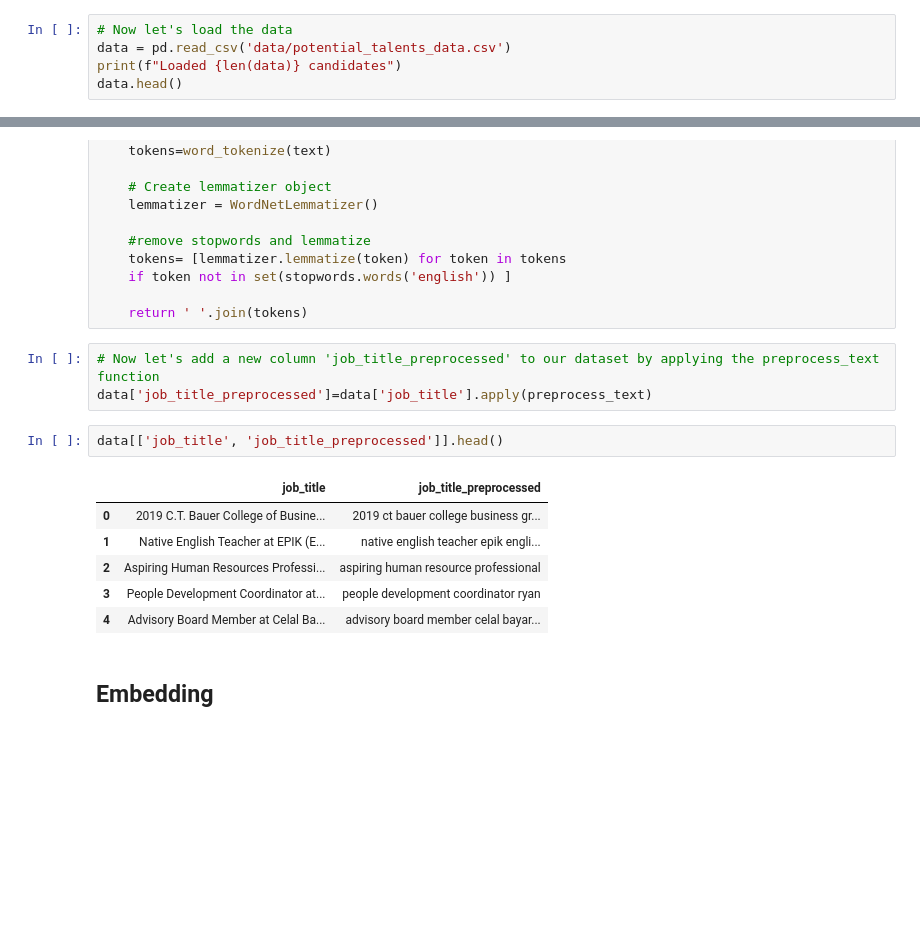
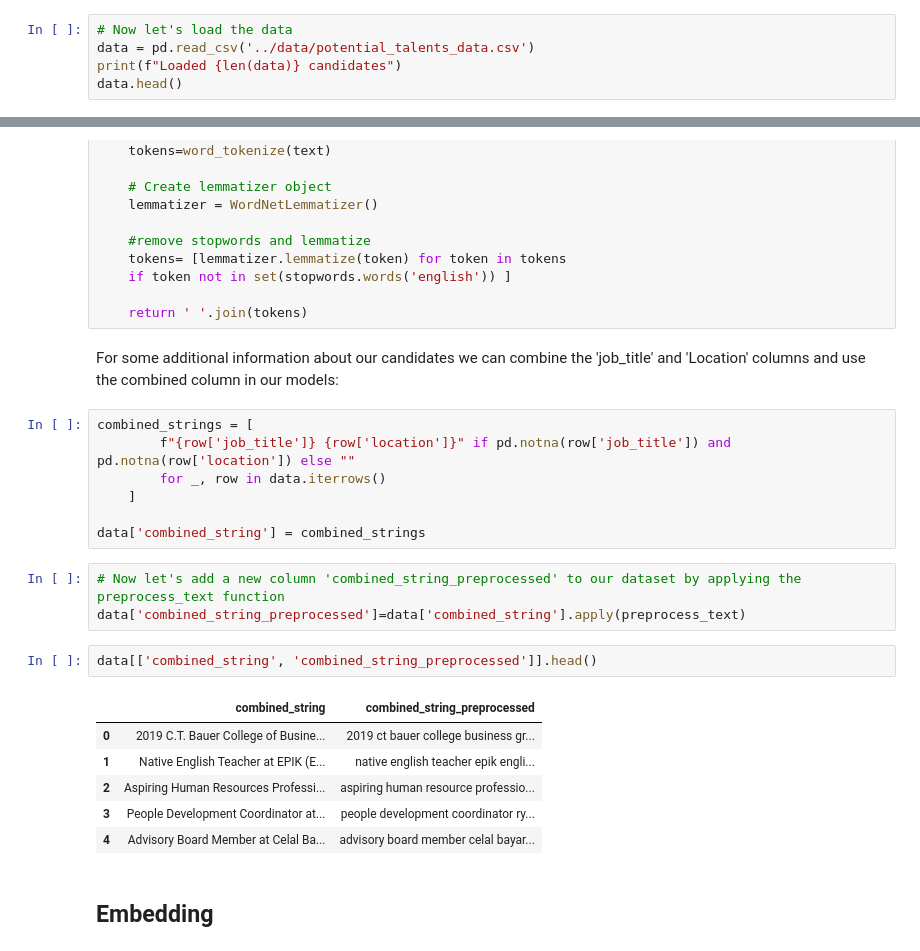
Before and after one commit to Sirakjr/Potential_Talents_analysis, a Jupyter notebook: notebooks/Potential_Talents.ipynb, the cells around one changed output, grey strips where cells are left out. Cells and saved outputs as stored; diff of their text form; blank space fills up the shorter version.

Commit message:
Update Potential_Talents notebook and add function/class version, embeddings

```diff
--- a/notebooks/Potential_Talents.ipynb
+++ b/notebooks/Potential_Talents.ipynb
@@ -82,6 +114,6 @@ except LookupError:
 # %%
 # Now let's load the data
-data = pd.read_csv('data/potential_talents_data.csv')
+data = pd.read_csv('../data/potential_talents_data.csv')
 print(f"Loaded {len(data)} candidates")
 data.head()
 # %% [output]
@@ -119,17 +151,26 @@ def preprocess_text(text):
     if token not in set(stopwords.words('english')) ]
 
     return ' '.join(tokens)
+# %% [markdown]
+For some additional information about our candidates we can combine the 'job_title' and 'Location' columns and use the combined column in our models:
+# %%
+combined_strings = [
+        f"{row['job_title']} {row['location']}" if pd.notna(row['job_title']) and pd.notna(row['location']) else ""
+        for _, row in data.iterrows()
+    ]
+
+data['combined_string'] = combined_strings
 # %%
-# Now let's add a new column 'job_title_preprocessed' to our dataset by applying the preprocess_text function
-data['job_title_preprocessed']=data['job_title'].apply(preprocess_text)
+# Now let's add a new column 'combined_string_preprocessed' to our dataset by applying the preprocess_text function
+data['combined_string_preprocessed']=data['combined_string'].apply(preprocess_text)
 # %%
-data[['job_title', 'job_title_preprocessed']].head()
+data[['combined_string', 'combined_string_preprocessed']].head()
 # %% [output]
-|  | job_title | job_title_preprocessed |
+|  | combined_string | combined_string_preprocessed |
 | 0 | 2019 C.T. Bauer College of Busine... | 2019 ct bauer college business gr... |
 | 1 | Native English Teacher at EPIK (E... | native english teacher epik engli... |
-| 2 | Aspiring Human Resources Professi... | aspiring human resource professional |
-| 3 | People Development Coordinator at... | people development coordinator ryan |
+| 2 | Aspiring Human Resources Professi... | aspiring human resource professio... |
+| 3 | People Development Coordinator at... | people development coordinator ry... |
 | 4 | Advisory Board Member at Celal Ba... | advisory board member celal bayar... |
 # %% [markdown]
 ## Embedding
```
Also changed, not shown: parts of 28 cells of this notebook, 1 other file.
